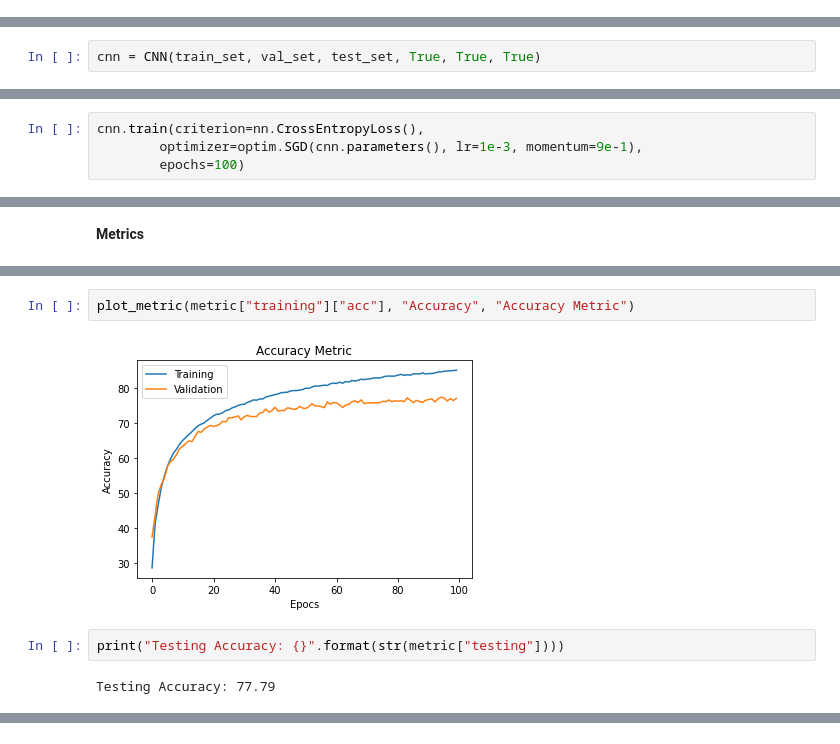
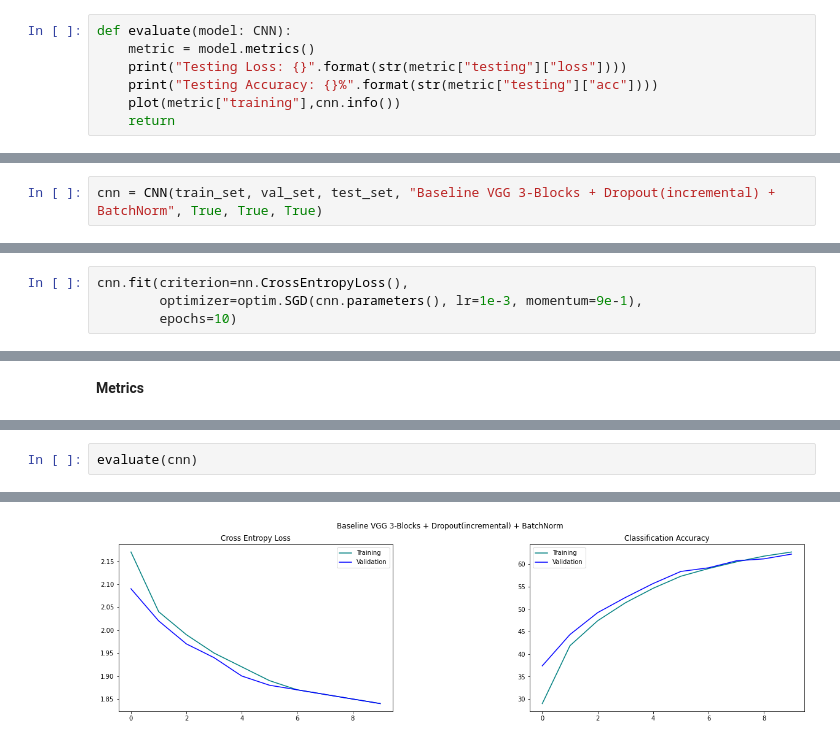
Before and after one commit to ssshukla26/CNN-CIFAR10-PyTorch, a Jupyter notebook: CNN_CIFAR10.ipynb, the cells around one changed output, grey strips where cells are left out. Drawn from its saved outputs; the diff is of its cells as text.

Commit message:
Evaluation metric updated
Load model is still erroneous

```diff
--- a/CNN_CIFAR10.ipynb
+++ b/CNN_CIFAR10.ipynb
@@ -489,4 +515,11 @@ class CNN(nn.Module):
+# %%
+def evaluate(model: CNN):
+    metric = model.metrics()
+    print("Testing Loss: {}".format(str(metric["testing"]["loss"])))
+    print("Testing Accuracy: {}%".format(str(metric["testing"]["acc"])))
+    plot(metric["training"],cnn.info())
+    return
 # %% [markdown]
 **Make Models**
 # %%
-cnn = CNN(train_set, val_set, test_set, True, True, True)
+cnn = CNN(train_set, val_set, test_set, "Baseline VGG 3-Blocks + Dropout(incremental) + BatchNorm", True, True, True)
@@ -513,6 +526,6 @@ Dout2d_i: torch.Size([1, 64, 8, 8])
 # %% [markdown]
 **Train Model**
 # %%
-cnn.train(criterion=nn.CrossEntropyLoss(),
+cnn.fit(criterion=nn.CrossEntropyLoss(),
         optimizer=optim.SGD(cnn.parameters(), lr=1e-3, momentum=9e-1),
-        epochs=100)
+        epochs=10)
@@ -531,8 +558,3 @@ plot_metric(metric["training"]["loss"], "Loss", "Loss Metric")
-# %%
-plot_metric(metric["training"]["acc"], "Accuracy", "Accuracy Metric")
-# %% [output]
-[figure, removed]
-# %%
-print("Testing Accuracy: {}".format(str(metric["testing"])))
-# %% [output]
-Testing Accuracy: 77.79
+# %%
+evaluate(cnn)
+# %% [output]
@@ -538,0 +563 @@ Testing Accuracy: 77.79
+[figure, added]
```
Also changed, not shown: parts of 12 cells of this notebook.
